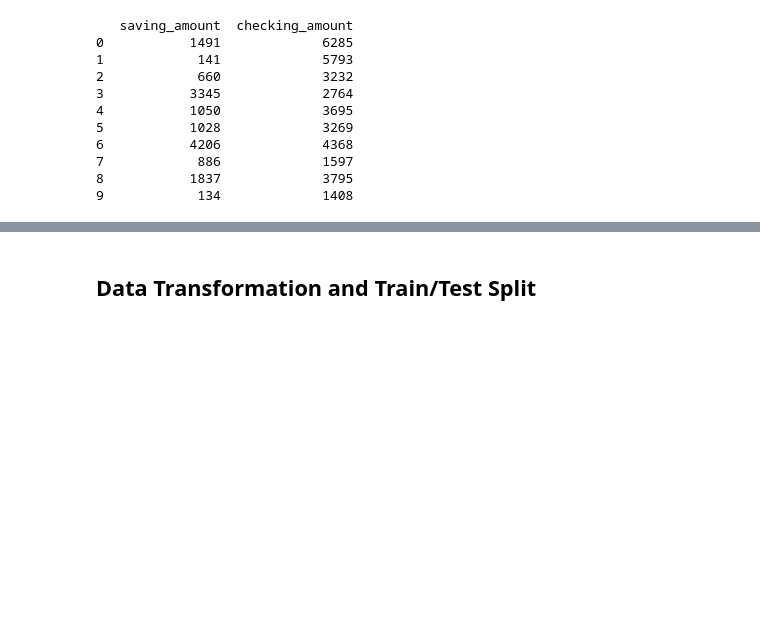
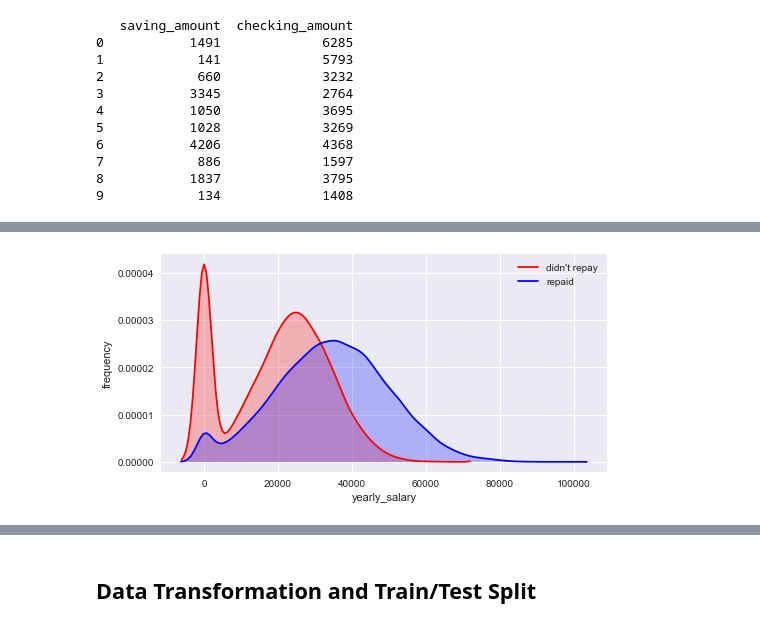
Before and after one commit to liyenhsu/Loan-Granting-Problem, a Jupyter notebook: loan.ipynb, the cells around one changed output, grey strips where cells are left out. Cells and saved outputs as stored; diff of their text form; code cells hidden in the pictures; blank space fills up the shorter version.

```diff
--- a/loan.ipynb
+++ b/loan.ipynb
@@ -134,0 +218,4 @@ df = df.drop(['saving_amount','checking_amount'],axis=1)
+# %%
+DensityPlot('yearly_salary')
+# %% [output]
+[figure, added]
```
Also changed, not shown: parts of 64 cells of this notebook.
